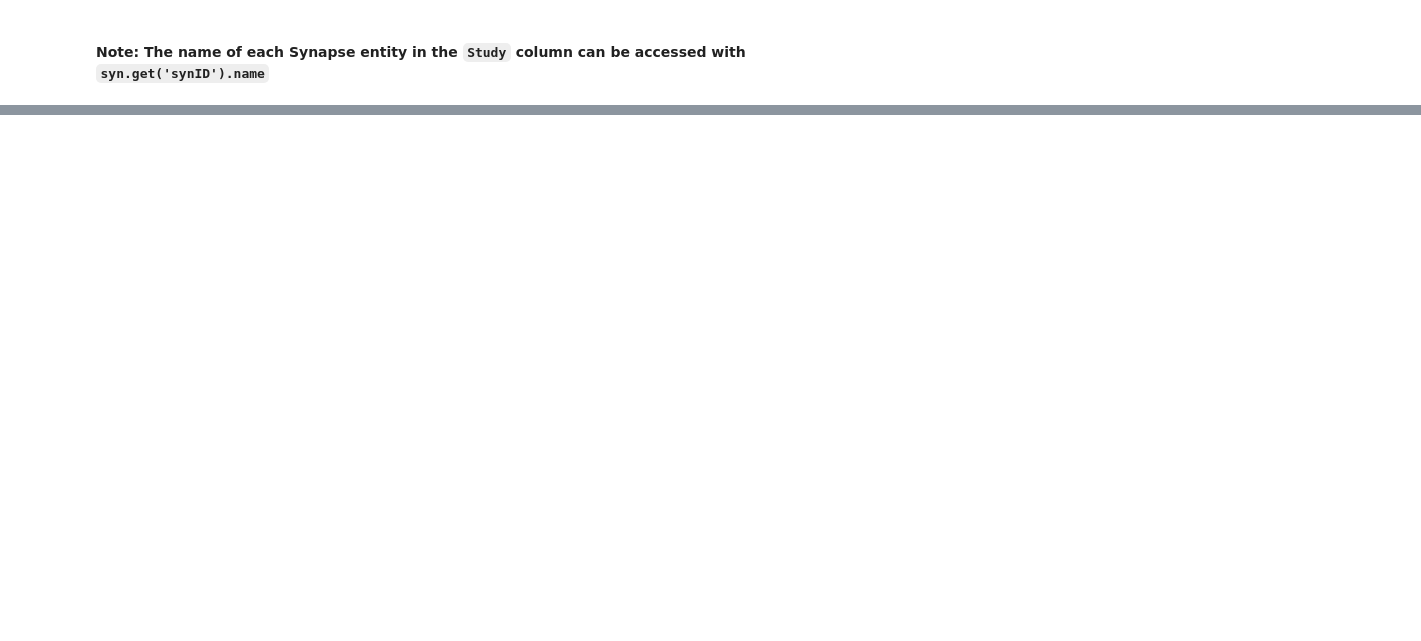
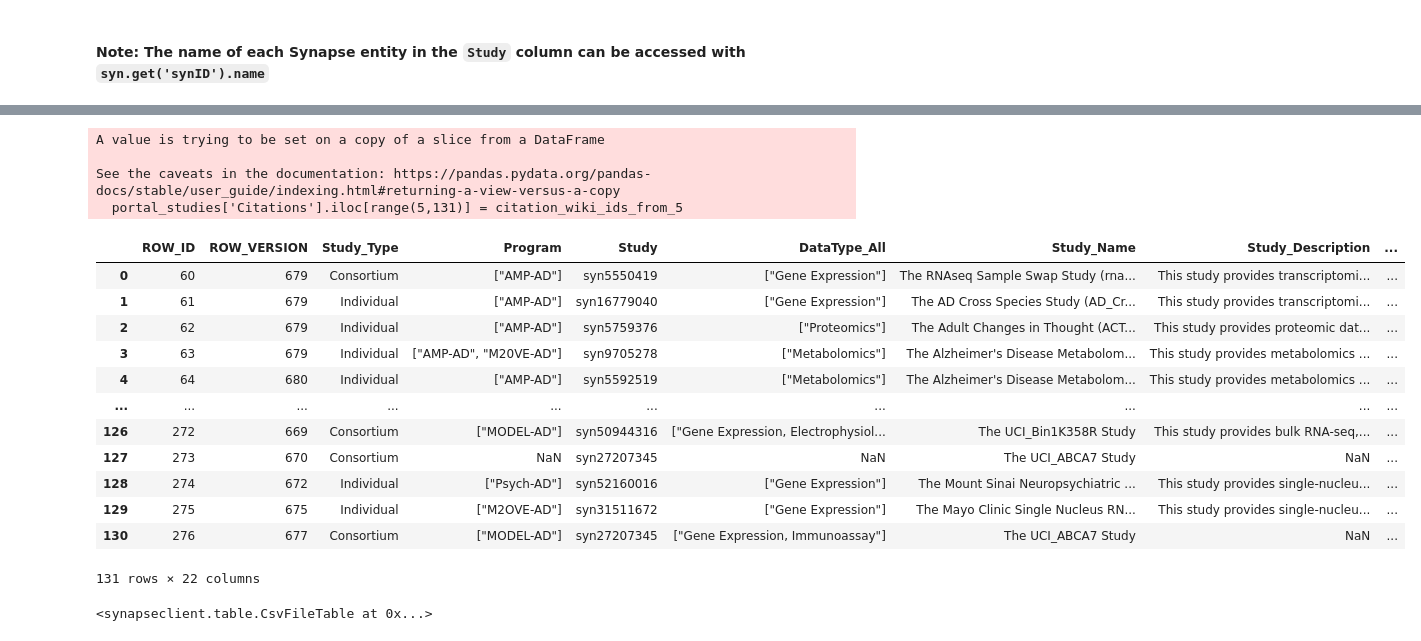
Before and after one commit to MasterPastures/WikiPages, a Jupyter notebook: 5_22_ADKP_Wiki_Citations.ipynb, the cells around one changed output, grey strips where cells are left out. Saved outputs shown, nothing was run; the diff lists cells and outputs as text; code cells hidden in the pictures; blank space fills up the shorter version.

```diff
--- a/5_22_ADKP_Wiki_Citations.ipynb
+++ b/5_22_ADKP_Wiki_Citations.ipynb
@@ -97,0 +41,2 @@ Unsuccessful: 404
+# %%
+citation_wiki_ids_from_5 = ['syn12666371/wiki/' + str(x) for x in range(628264, 628390)]
@@ -97,0 +63,27 @@ Unsuccessful: 404
+# %%
+portal_studies['Citations'].iloc[range(5,131)] = citation_wiki_ids_from_5
+# %% [output]
+A value is trying to be set on a copy of a slice from a DataFrame
+
+See the caveats in the documentation: https://pandas.pydata.org/pandas-docs/stable/user_guide/indexing.html#returning-a-view-versus-a-copy
+  portal_studies['Citations'].iloc[range(5,131)] = citation_wiki_ids_from_5
+# %%
+portal_studies
+# %% [output]
+|  | ROW_ID | ROW_VERSION | Study_Type | Program | Study | DataType_All | Study_Name | Study_Description | ... |
+| 0 | 60 | 679 | Consortium | ["AMP-AD"] | syn5550419 | ["Gene Expression"] | The RNAseq Sample Swap Study (rna... | This study provides transcriptomi... | ... |
+| 1 | 61 | 679 | Individual | ["AMP-AD"] | syn16779040 | ["Gene Expression"] | The AD Cross Species Study (AD_Cr... | This study provides transcriptomi... | ... |
+| 2 | 62 | 679 | Individual | ["AMP-AD"] | syn5759376 | ["Proteomics"] | The Adult Changes in Thought (ACT... | This study provides proteomic dat... | ... |
+| 3 | 63 | 679 | Individual | ["AMP-AD", "M20VE-AD"] | syn9705278 | ["Metabolomics"] | The Alzheimer's Disease Metabolom... | This study provides metabolomics ... | ... |
+| 4 | 64 | 680 | Individual | ["AMP-AD"] | syn5592519 | ["Metabolomics"] | The Alzheimer's Disease Metabolom... | This study provides metabolomics ... | ... |
+| ... | ... | ... | ... | ... | ... | ... | ... | ... | ... |
+| 126 | 272 | 669 | Consortium | ["MODEL-AD"] | syn50944316 | ["Gene Expression, Electrophysiol... | The UCI_Bin1K358R Study | This study provides bulk RNA-seq,... | ... |
+| 127 | 273 | 670 | Consortium | NaN | syn27207345 | NaN | The UCI_ABCA7 Study | NaN | ... |
+| 128 | 274 | 672 | Individual | ["Psych-AD"] | syn52160016 | ["Gene Expression"] | The Mount Sinai Neuropsychiatric ... | This study provides single-nucleu... | ... |
+| 129 | 275 | 675 | Individual | ["M2OVE-AD"] | syn31511672 | ["Gene Expression"] | The Mayo Clinic Single Nucleus RN... | This study provides single-nucleu... | ... |
+| 130 | 276 | 677 | Consortium | ["MODEL-AD"] | syn27207345 | ["Gene Expression, Immunoassay"] | The UCI_ABCA7 Study | NaN | ... |
+131 rows × 22 columns
+# %%
+syn.store(Table('syn17083367', portal_studies))
+# %% [output]
+<synapseclient.table.CsvFileTable at 0x...>
```
Also changed, not shown: parts of 17 cells of this notebook.
